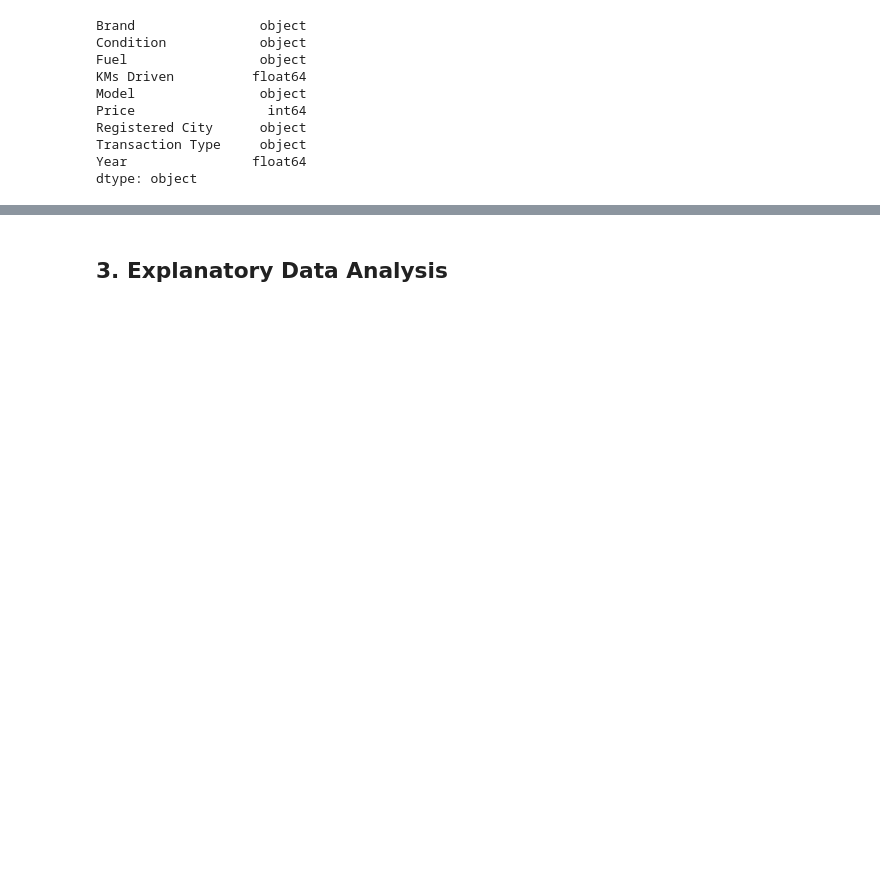
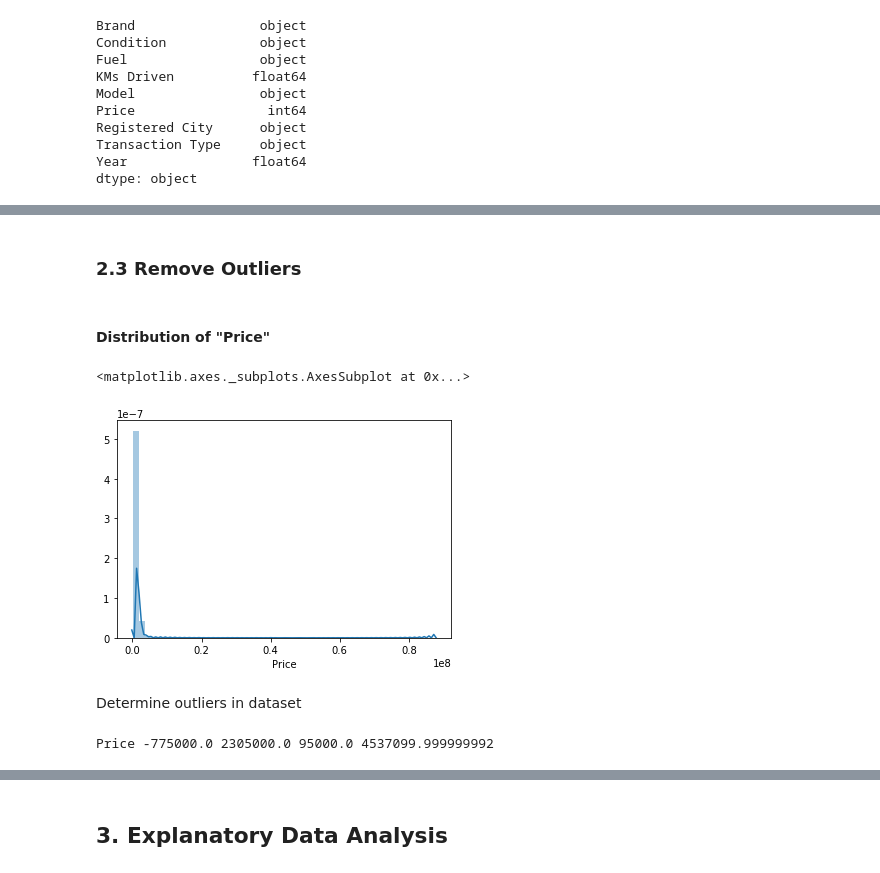
Before and after one commit to pintuiitbhi/car-price-pred, a Jupyter notebook: car_prices.ipynb, the cells around one changed output, grey strips where cells are left out. Saved outputs shown, nothing was run; the diff lists cells and outputs as text; code cells hidden in the pictures; blank space fills up the shorter version.

```diff
--- a/car_prices.ipynb
+++ b/car_prices.ipynb
@@ -110,0 +117,27 @@ df3.shape
+# %% [markdown]
+### <a id="2-3" > 2.3 Remove Outliers</a>
+# %% [markdown]
+#### Distribution of "Price"
+# %%
+sns.distplot(df2["Price"])
+# %% [output]
+<matplotlib.axes._subplots.AxesSubplot at 0x...>
+[figure, added]
+# %% [markdown]
+Determine outliers in dataset
+# %%
+cols=['Price']
+
+
+for i in cols:
+    quartile_1,quartile_3 = np.percentile(df2[i],[25,75])
+    quartile_f,quartile_l = np.percentile(df2[i],[1,99])
+    IQR = quartile_3-quartile_1
+    lower_bound = quartile_1 - (1.5*IQR)
+    upper_bound = quartile_3 + (1.5*IQR)
+    print(i,lower_bound,upper_bound,quartile_f,quartile_l)
+
+    df3[i].loc[df3[i] < lower_bound] = quartile_f
+    df3[i].loc[df3[i] > upper_bound] = quartile_l
+# %% [output]
+Price -775000.0 2305000.0 95000.0 4537099.999999992
```
Also changed, not shown: parts of 22 cells of this notebook.
